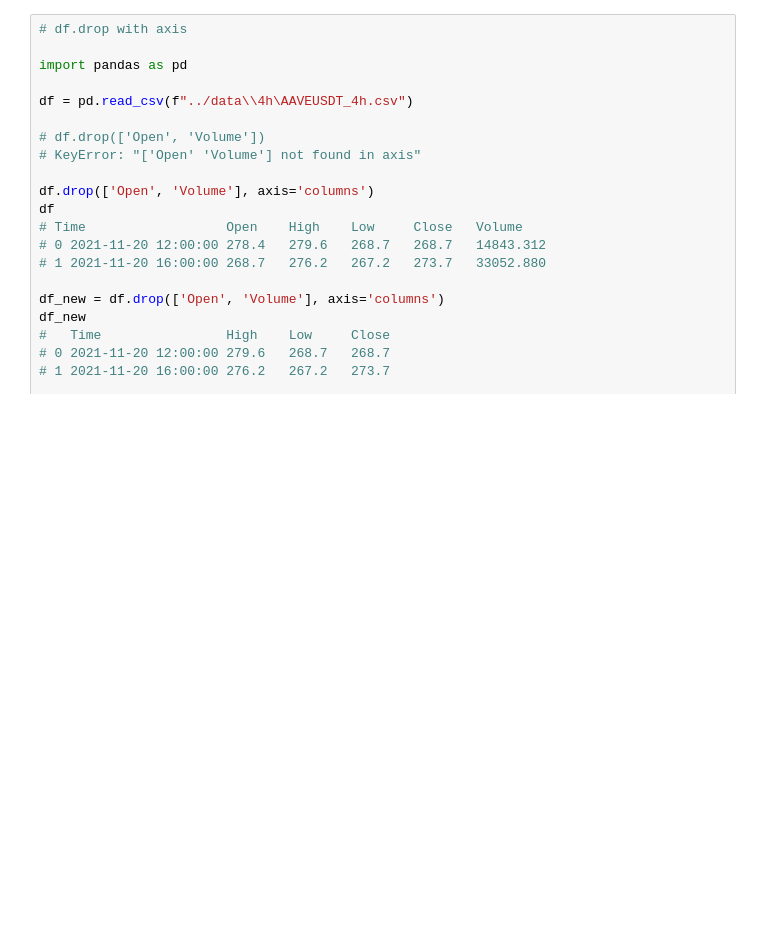
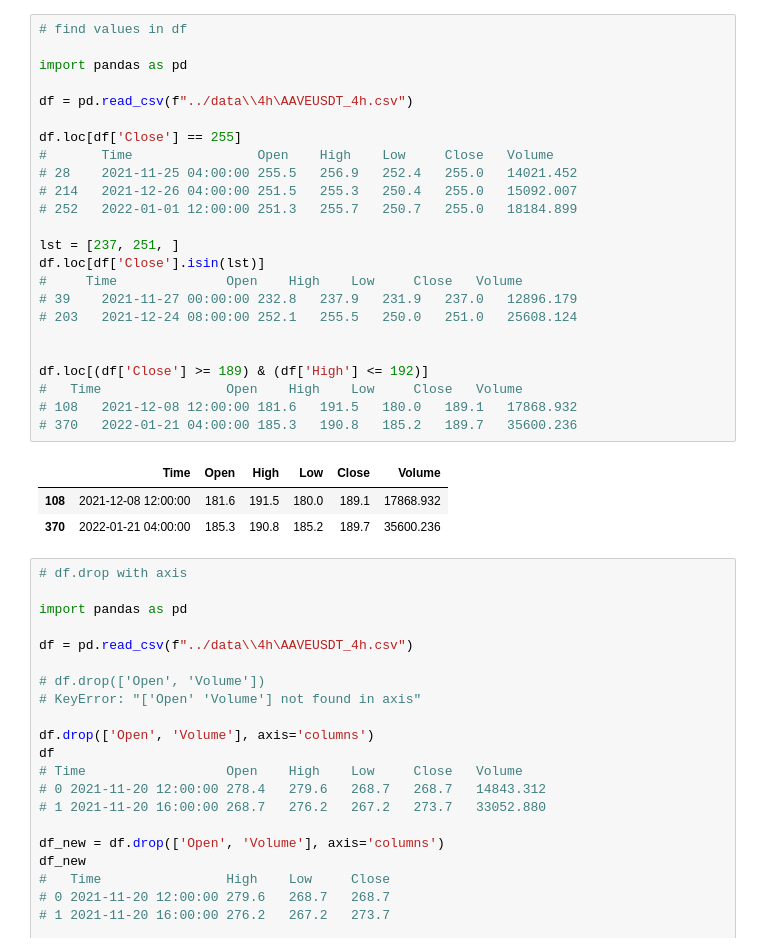
Before and after one commit to elcreek/work, a Jupyter notebook: notebooks/pandas_numpy.ipynb, the cells around one changed output. Drawn from its saved outputs; the diff is of its cells as text; blank space fills up the shorter version.

```diff
--- a/notebooks/pandas_numpy.ipynb
+++ b/notebooks/pandas_numpy.ipynb
@@ -38,3 +69,31 @@ df = pd.read_csv(f"../data\\4h\AAVEUSDT_4h.csv")
+# %%
+# find values in df
+
+import pandas as pd
+
+df = pd.read_csv(f"../data\\4h\AAVEUSDT_4h.csv")
+
+df.loc[df['Close'] == 255]
+#       Time	            Open	High	Low	    Close	Volume
+# 28	2021-11-25 04:00:00	255.5	256.9	252.4	255.0	14021.452
+# 214	2021-12-26 04:00:00	251.5	255.3	250.4	255.0	15092.007
+# 252	2022-01-01 12:00:00	251.3	255.7	250.7	255.0	18184.899
+
+lst = [237, 251, ]
+df.loc[df['Close'].isin(lst)]
+#     Time	            Open	High	Low	    Close	Volume
+# 39	2021-11-27 00:00:00	232.8	237.9	231.9	237.0	12896.179
+# 203	2021-12-24 08:00:00	252.1	255.5	250.0	251.0	25608.124
+
+
+df.loc[(df['Close'] >= 189) & (df['High'] <= 192)]
+# 	Time	            Open	High	Low	    Close	Volume
+# 108	2021-12-08 12:00:00	181.6	191.5	180.0	189.1	17868.932
+# 370	2022-01-21 04:00:00	185.3	190.8	185.2	189.7	35600.236
+# %% [output]
+|  | Time | Open | High | Low | Close | Volume |
+| 108 | 2021-12-08 12:00:00 | 181.6 | 191.5 | 180.0 | 189.1 | 17868.932 |
+| 370 | 2022-01-21 04:00:00 | 185.3 | 190.8 | 185.2 | 189.7 | 35600.236 |
 # %%
 # df.drop with axis
 
```
Also changed, not shown: parts of 4 cells of this notebook, 3 other files.
